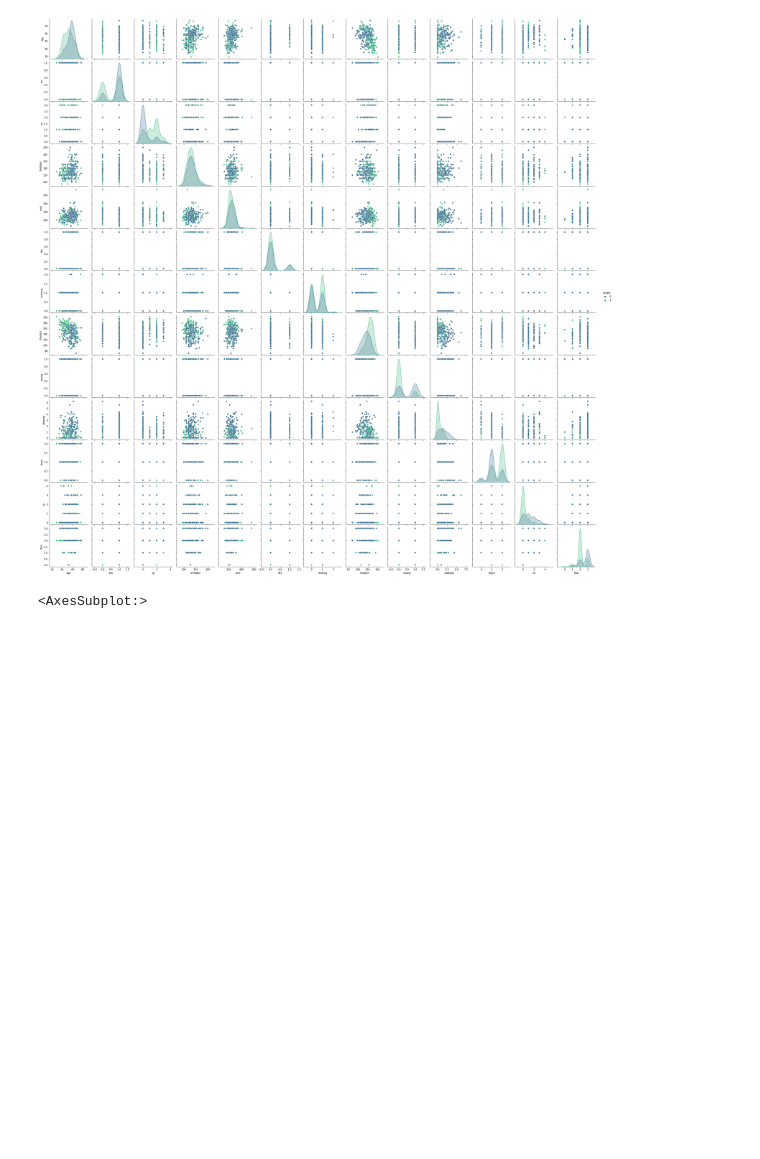
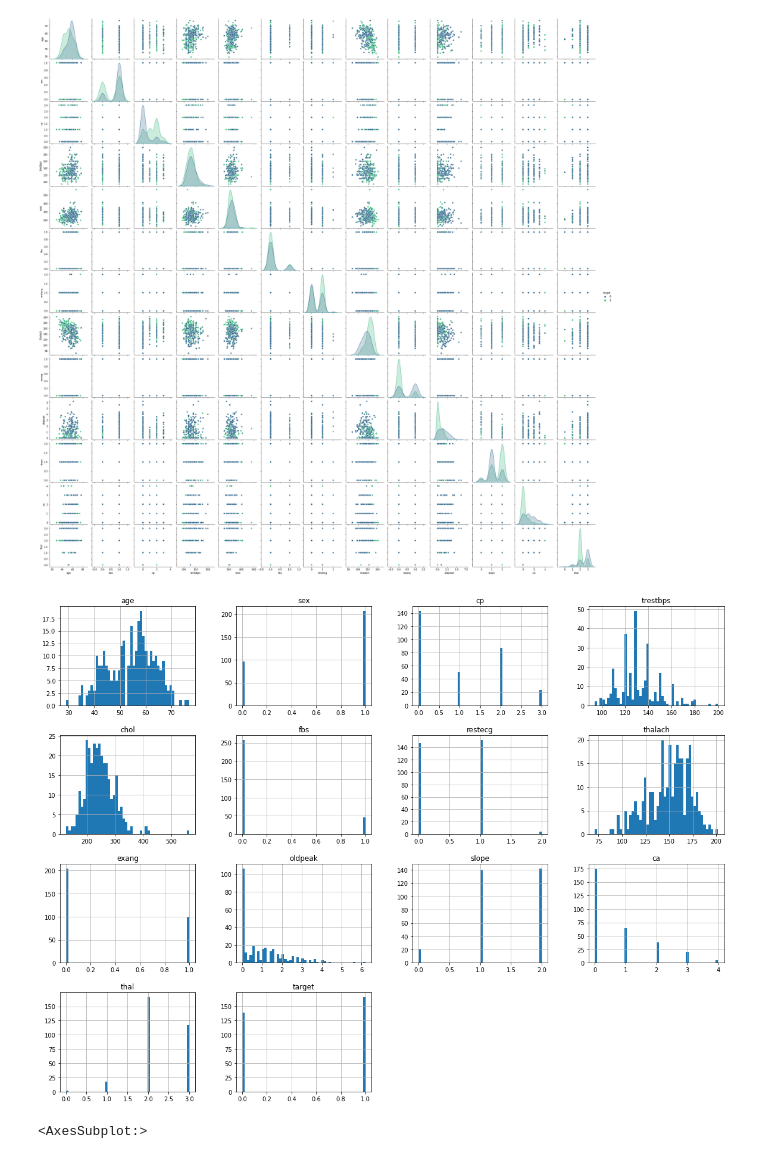
Before and after one commit to Bulbasaurzc/1017_RDS_Project, a Jupyter notebook: heart.ipynb, the cells around one changed output. Drawn from its saved outputs; the diff is of its cells as text; code cells hidden in the pictures; blank space fills up the shorter version.

```diff
--- a/heart.ipynb
+++ b/heart.ipynb
@@ -53,6 +77,11 @@ sns.pairplot(df,hue="target",palette="viridis")
 # %% [output]
 <seaborn.axisgrid.PairGrid at 0x...>
 [figure]
+# %%
+df.hist(bins=50, figsize=(20,15))
+plt.show()
+# %% [output]
+[figure, added]
 # %%
 df_corr = df.corr()
 plt.figure(figsize=(12,6))
```
Also changed, not shown: parts of 7 cells of this notebook.
